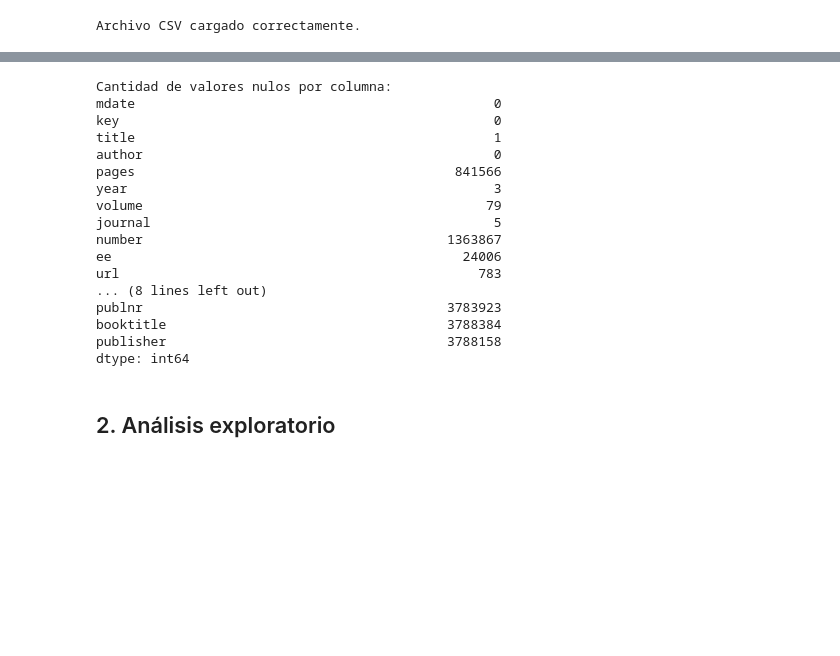
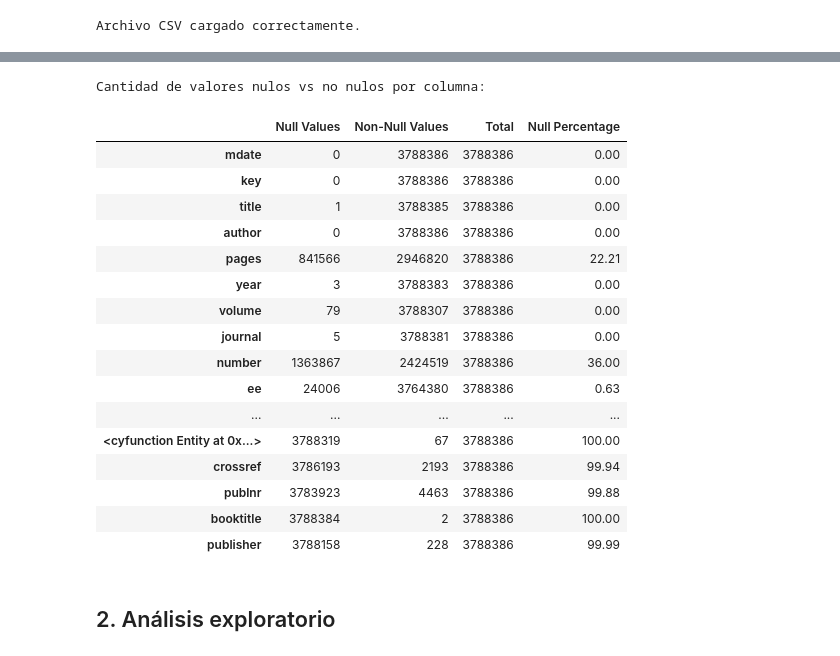
Before and after one commit to soppibbita/Proyecto_Analisis, a Jupyter notebook: hola.ipynb, the cells around one changed output, grey strips where cells are left out. Drawn from its saved outputs; the diff is of its cells as text; code cells hidden in the pictures; blank space fills up the shorter version.

Commit message:
fixed null table

```diff
--- a/hola.ipynb
+++ b/hola.ipynb
@@ -39,24 +78,36 @@ memory usage: 635.9+ MB
 # %%
-print("\nCantidad de valores nulos por columna:")
-print(data.isnull().sum())
+print("\nCantidad de valores nulos vs no nulos por columna:")
+null_counts = data.isnull().sum()
+non_null_counts = data.count()
+
+# Create a DataFrame with both null and non-null counts
+null_vs_non_null = pd.DataFrame({
+    'Null Values': null_counts,
+    'Non-Null Values': non_null_counts,
+    'Total': len(data),
+    'Null Percentage': (null_counts / len(data) * 100).round(2)
+})
+
+null_vs_non_null
 # %% [output]
-Cantidad de valores nulos por columna:
-mdate                                              0
-key                                                0
-title                                              1
-author                                             0
-pages                                         841566
-year                                               3
-volume                                            79
-journal                                            5
-number                                       1363867
-ee                                             24006
-url                                              783
-... (8 lines left out)
-publnr                                       3783923
-booktitle                                    3788384
-publisher                                    3788158
-dtype: int64
+Cantidad de valores nulos vs no nulos por columna:
+|  | Null Values | Non-Null Values | Total | Null Percentage |
+| mdate | 0 | 3788386 | 3788386 | 0.00 |
+| key | 0 | 3788386 | 3788386 | 0.00 |
+| title | 1 | 3788385 | 3788386 | 0.00 |
+| author | 0 | 3788386 | 3788386 | 0.00 |
+| pages | 841566 | 2946820 | 3788386 | 22.21 |
+| year | 3 | 3788383 | 3788386 | 0.00 |
+| volume | 79 | 3788307 | 3788386 | 0.00 |
+| journal | 5 | 3788381 | 3788386 | 0.00 |
+| number | 1363867 | 2424519 | 3788386 | 36.00 |
+| ee | 24006 | 3764380 | 3788386 | 0.63 |
+| ... | ... | ... | ... | ... |
+| <cyfunction Entity at 0x...> | 3788319 | 67 | 3788386 | 100.00 |
+| crossref | 3786193 | 2193 | 3788386 | 99.94 |
+| publnr | 3783923 | 4463 | 3788386 | 99.88 |
+| booktitle | 3788384 | 2 | 3788386 | 100.00 |
+| publisher | 3788158 | 228 | 3788386 | 99.99 |
 # %% [markdown]
 ## 2. Análisis exploratorio
 # %%
```
Also changed, not shown: parts of 6 cells of this notebook, 1 other file.
